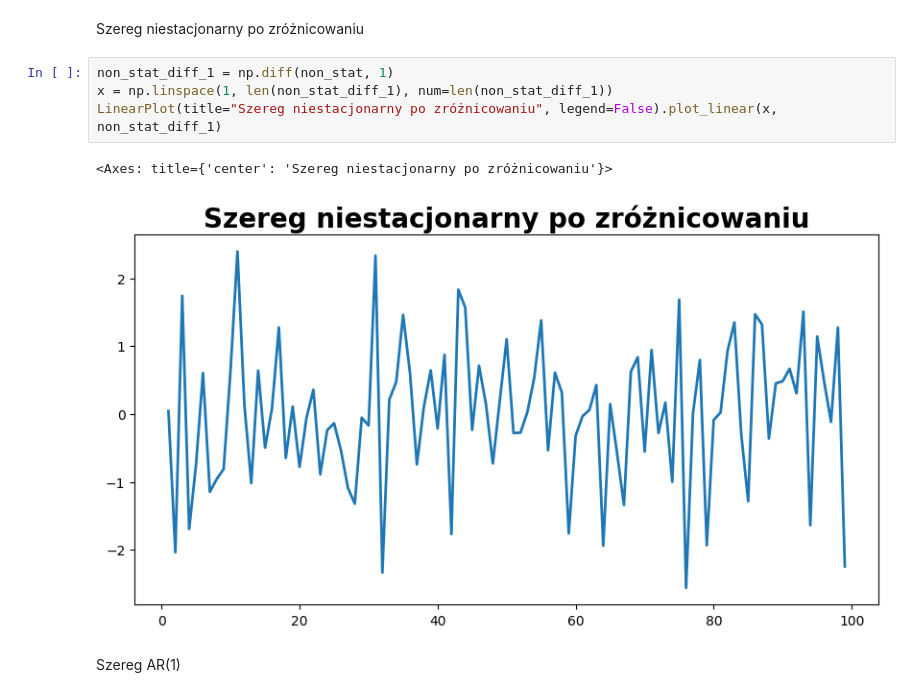
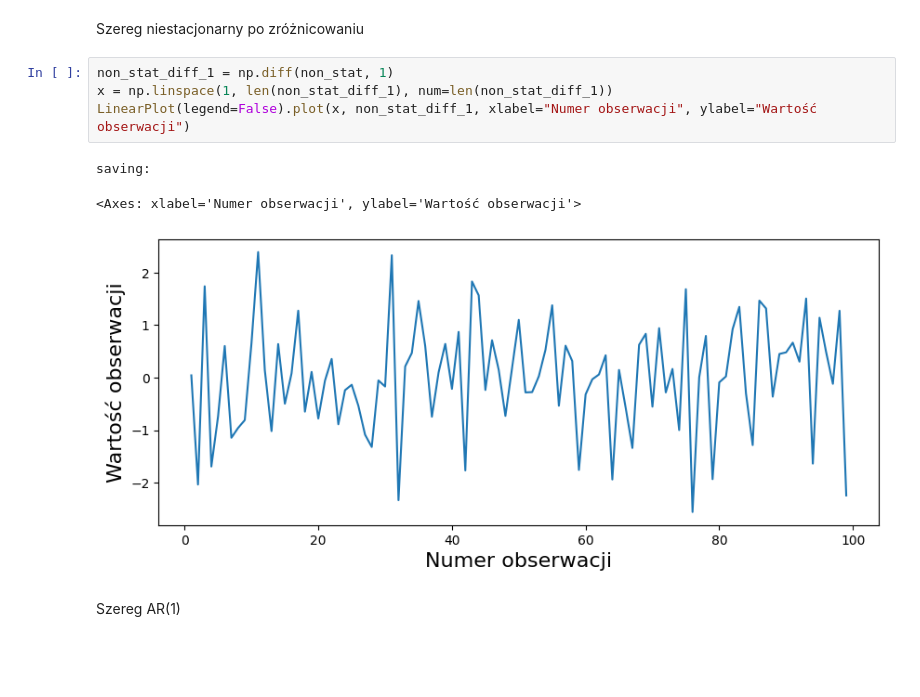
Before and after one commit to sebastiansukiennik01/ForexForecasting, a Jupyter notebook: chapter_2.ipynb, the cells around one changed output. Saved outputs shown, nothing was run; the diff lists cells and outputs as text; blank space fills up the shorter version.

```diff
--- a/chapter_2.ipynb
+++ b/chapter_2.ipynb
@@ -49,10 +64,11 @@ Szereg niestacjonarny po zróżnicowaniu
 # %%
 non_stat_diff_1 = np.diff(non_stat, 1)
 x = np.linspace(1, len(non_stat_diff_1), num=len(non_stat_diff_1))
-LinearPlot(title="Szereg niestacjonarny po zróżnicowaniu", legend=False).plot_linear(x, non_stat_diff_1)
+LinearPlot(legend=False).plot(x, non_stat_diff_1, xlabel="Numer obserwacji", ylabel="Wartość obserwacji")
 # %% [output]
-<Axes: title={'center': 'Szereg niestacjonarny po zróżnicowaniu'}>
+saving:
+<Axes: xlabel='Numer obserwacji', ylabel='Wartość obserwacji'>
-[figure, old version]
+[figure, new version]
 # %% [markdown]
 Szereg AR(1)
 # %%
```
Also changed, not shown: parts of 9 cells of this notebook, 7 other files.
